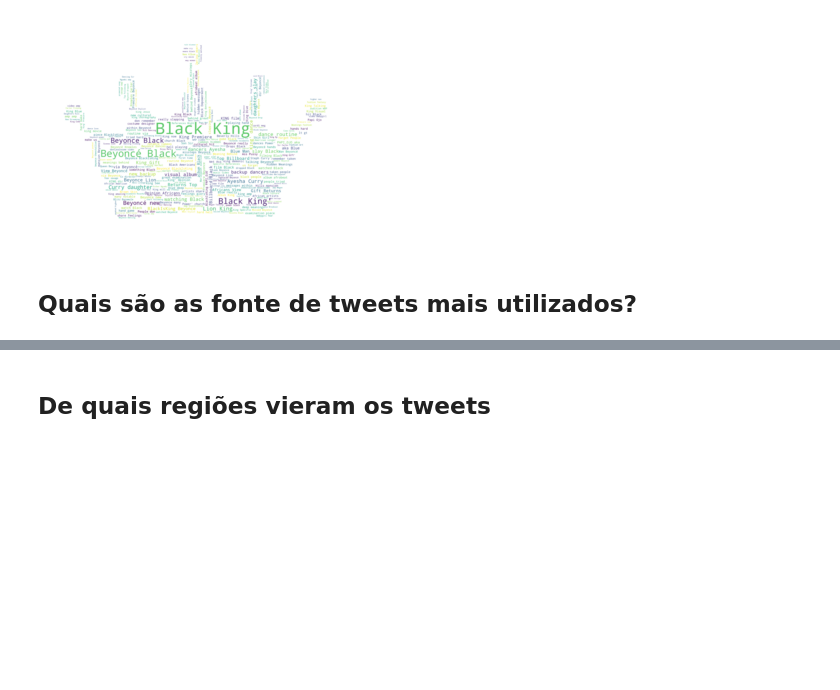
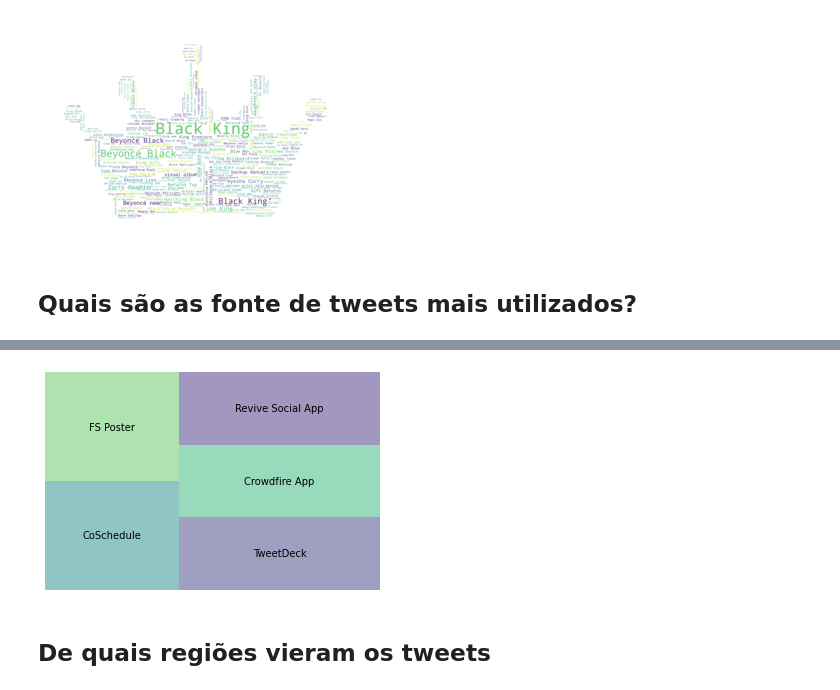
Before and after one commit to MayaraMachado/tweet_analysis, a Jupyter notebook: AnaliseTweets.ipynb, the cells around one changed output, grey strips where cells are left out. Cells and saved outputs as stored; diff of their text form; code cells hidden in the pictures; blank space fills up the shorter version.

```diff
--- a/AnaliseTweets.ipynb
+++ b/AnaliseTweets.ipynb
@@ -204,7 +203,10 @@ plt.savefig('source_tweets.png', bbox_inches='tight', pad_inches=0.5)
 # %%
-squarify.plot(sizes=sources_sorted['Total'], label=sources_sorted.index, alpha=.5)
+# Distribuição das 5 primeiras fontes mais utilizadas
+squarify.plot(sizes=sources_sorted['Total'][:5], label=sources_sorted.index, alpha=.5)
 plt.axis('off')
 plt.show()
+# %% [output]
+[figure, added]
 # %% [markdown]
 ## De quais regiões vieram os tweets
 # %%
```
Also changed, not shown: parts of 9 cells of this notebook.
